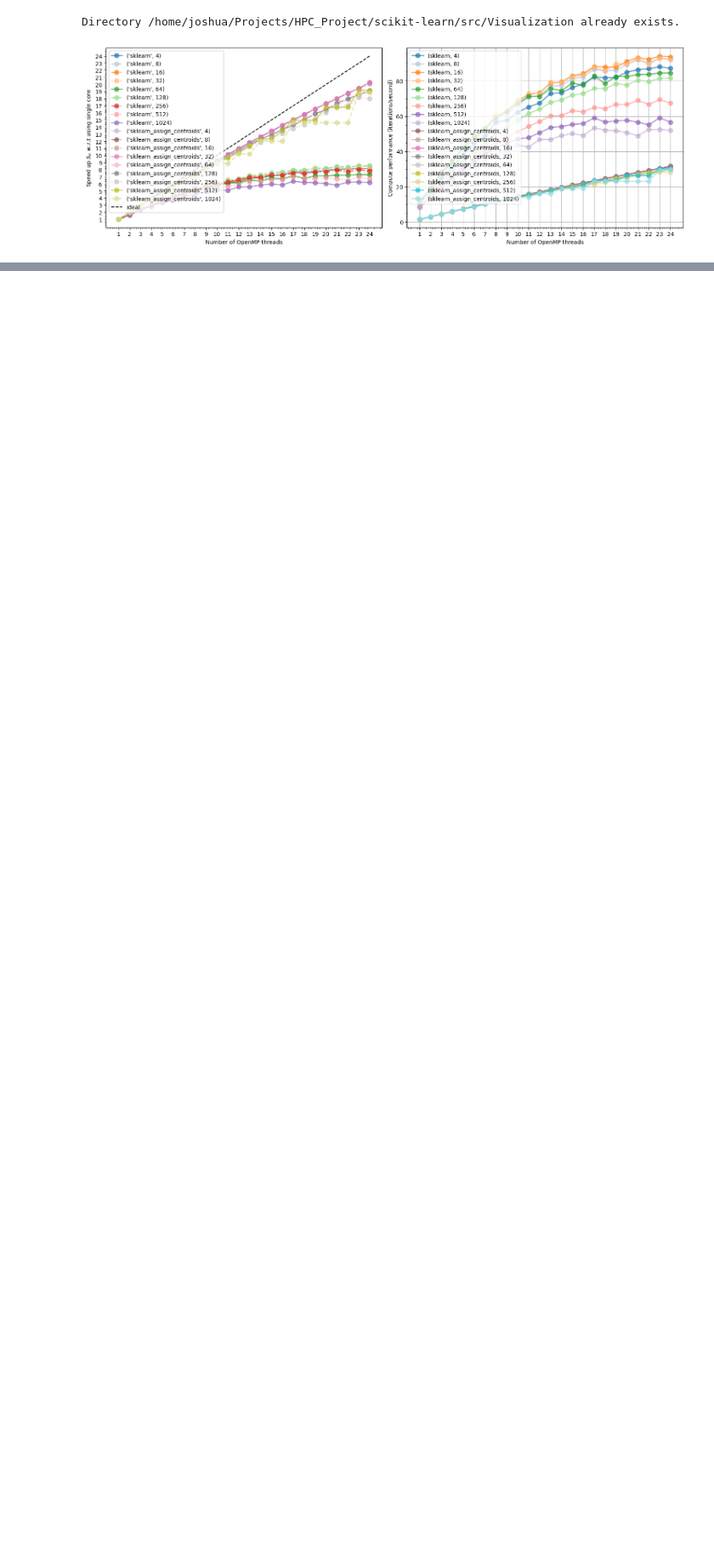
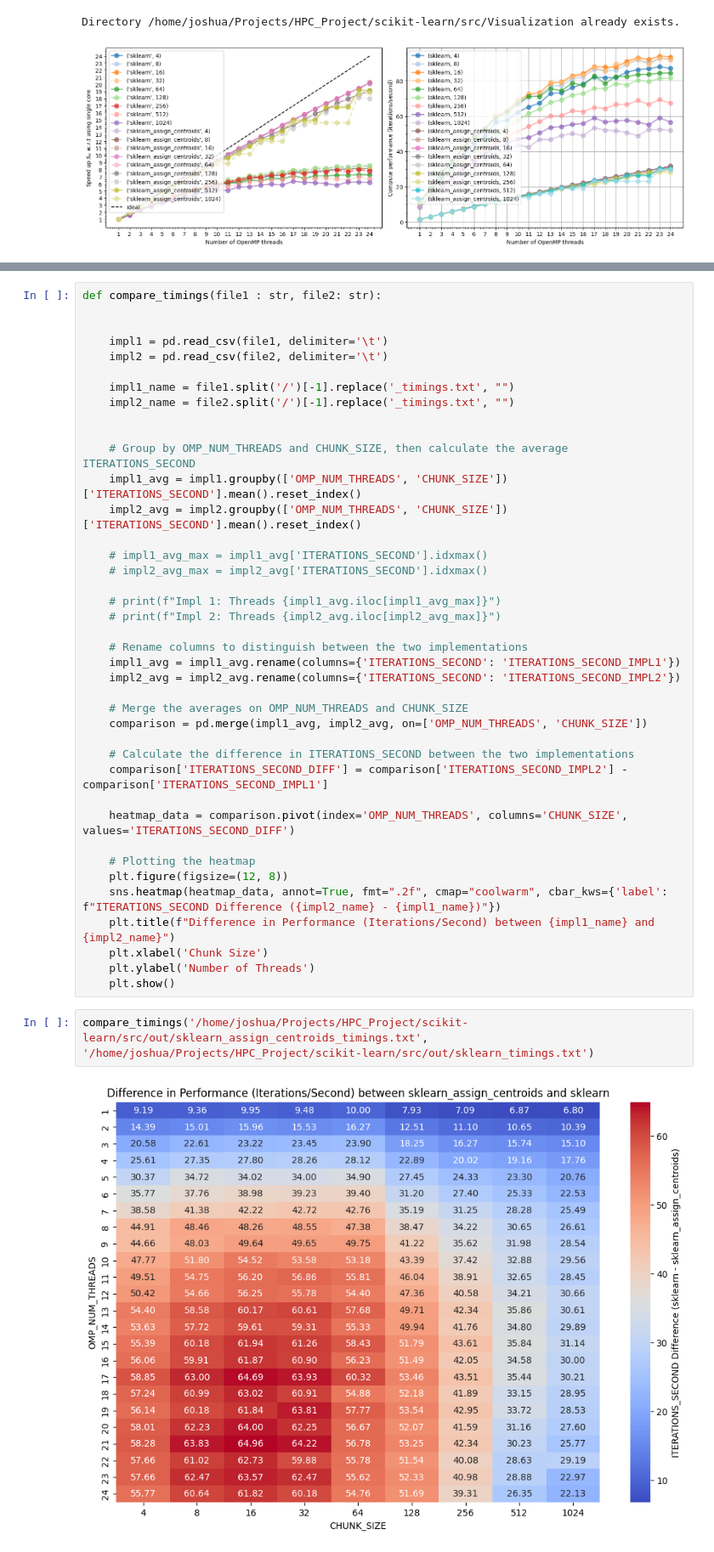
Before and after one commit to HPC24/scikit-learn, a Jupyter notebook: src/test.ipynb, the cells around one changed output, grey strips where cells are left out. Shown at 85% size. Drawn from its saved outputs; the diff is of its cells as text; blank space fills up the shorter version.

```diff
--- a/src/test.ipynb
+++ b/src/test.ipynb
@@ -330,0 +310,44 @@ Directory /home/joshua/Projects/HPC_Project/scikit-learn/src/Visualization alrea
+# %%
+def compare_timings(file1 : str, file2: str):
+
+
+    impl1 = pd.read_csv(file1, delimiter='\t')
+    impl2 = pd.read_csv(file2, delimiter='\t')
+
+    impl1_name = file1.split('/')[-1].replace('_timings.txt', "")
+    impl2_name = file2.split('/')[-1].replace('_timings.txt', "")
+
+
+    # Group by OMP_NUM_THREADS and CHUNK_SIZE, then calculate the average ITERATIONS_SECOND
+    impl1_avg = impl1.groupby(['OMP_NUM_THREADS', 'CHUNK_SIZE'])['ITERATIONS_SECOND'].mean().reset_index()
+    impl2_avg = impl2.groupby(['OMP_NUM_THREADS', 'CHUNK_SIZE'])['ITERATIONS_SECOND'].mean().reset_index()
+
+    # impl1_avg_max = impl1_avg['ITERATIONS_SECOND'].idxmax()
+    # impl2_avg_max = impl2_avg['ITERATIONS_SECOND'].idxmax()
+
+    # print(f"Impl 1: Threads {impl1_avg.iloc[impl1_avg_max]}")
+    # print(f"Impl 2: Threads {impl2_avg.iloc[impl2_avg_max]}")
+
+    # Rename columns to distinguish between the two implementations
+    impl1_avg = impl1_avg.rename(columns={'ITERATIONS_SECOND': 'ITERATIONS_SECOND_IMPL1'})
+    impl2_avg = impl2_avg.rename(columns={'ITERATIONS_SECOND': 'ITERATIONS_SECOND_IMPL2'})
+
+    # Merge the averages on OMP_NUM_THREADS and CHUNK_SIZE
+    comparison = pd.merge(impl1_avg, impl2_avg, on=['OMP_NUM_THREADS', 'CHUNK_SIZE'])
+
+    # Calculate the difference in ITERATIONS_SECOND between the two implementations
+    comparison['ITERATIONS_SECOND_DIFF'] = comparison['ITERATIONS_SECOND_IMPL2'] - comparison['ITERATIONS_SECOND_IMPL1']
+
+    heatmap_data = comparison.pivot(index='OMP_NUM_THREADS', columns='CHUNK_SIZE', values='ITERATIONS_SECOND_DIFF')
+
+    # Plotting the heatmap
+    plt.figure(figsize=(12, 8))
+    sns.heatmap(heatmap_data, annot=True, fmt=".2f", cmap="coolwarm", cbar_kws={'label': f"ITERATIONS_SECOND Difference ({impl2_name} - {impl1_name})"})
+    plt.title(f"Difference in Performance (Iterations/Second) between {impl1_name} and {impl2_name}")
+    plt.xlabel('Chunk Size')
+    plt.ylabel('Number of Threads')
+    plt.show()
+# %%
+compare_timings('/home/joshua/Projects/HPC_Project/scikit-learn/src/out/sklearn_assign_centroids_timings.txt', '/home/joshua/Projects/HPC_Project/scikit-learn/src/out/sklearn_timings.txt')
+# %% [output]
+[figure, added]
```
Also changed, not shown: parts of 3 cells of this notebook, 2 other files.
